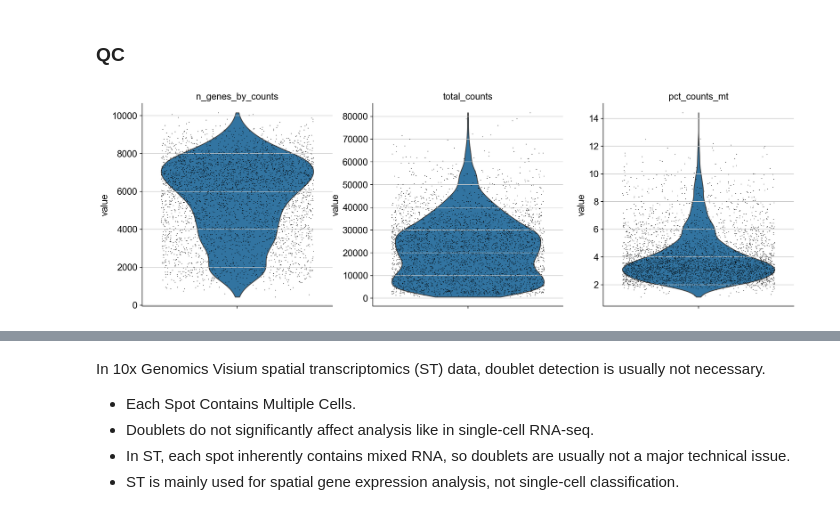
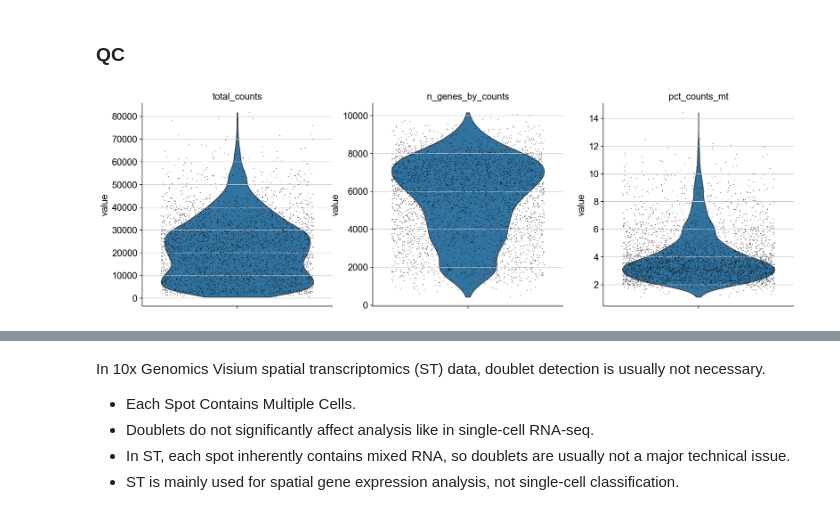
Before and after one commit to WeSon8840/single-cell-integration-pipeline, a Jupyter notebook: Spatial_related.ipynb, the cells around one changed output, grey strips where cells are left out. Drawn from its saved outputs; the diff is of its cells as text; code cells hidden in the pictures.

```diff
--- a/Spatial_related.ipynb
+++ b/Spatial_related.ipynb
@@ -48,16 +48,16 @@ High TP53 expression (yellow regions) may indicate active tumor areas or mutatio
 # %%
 # mitochondrial genes, "MT-" for human, "Mt-" for mouse
 adata.var["mt"] = adata.var_names.str.startswith("MT-")
 
 sc.pp.calculate_qc_metrics(
     adata, qc_vars=["mt"], inplace=True, log1p=True
 )
 
 sc.pl.violin(
     adata,
-    ["n_genes_by_counts", "total_counts", "pct_counts_mt"],
+    ["total_counts", "n_genes_by_counts", "pct_counts_mt"],
     jitter=0.4,
     multi_panel=True,
 )
 # %% [output]
-[figure, old version]
+[figure, new version]
```
Also changed, not shown: parts of 15 cells of this notebook, 19 other files.
